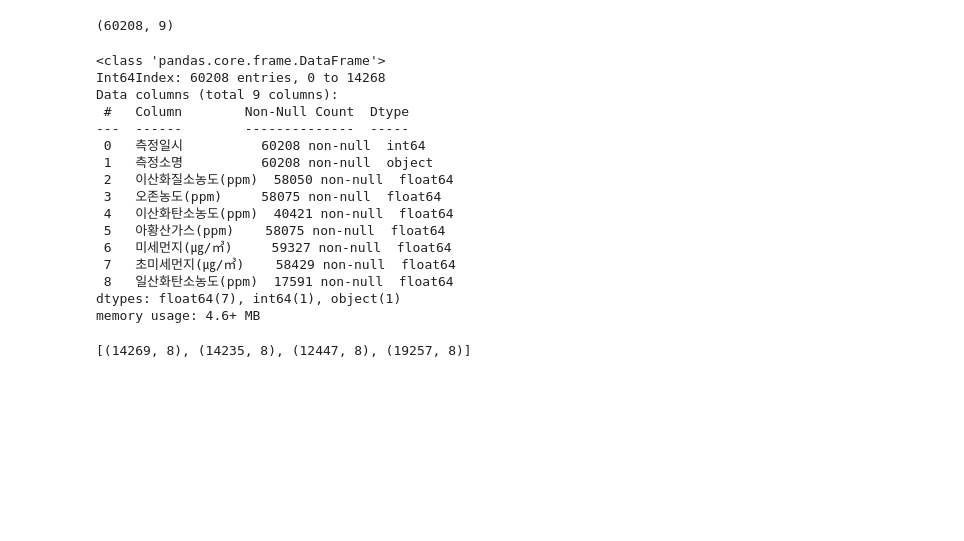
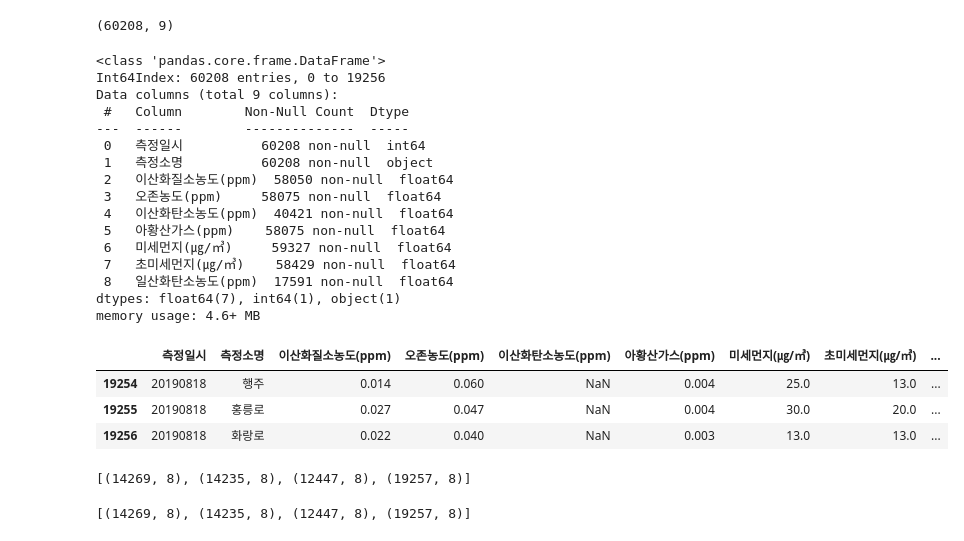
Before and after one commit to localtic/bigdata, a Jupyter notebook: [pandas_03]_fine_dust_LAB.ipynb, the cells around one changed output. Saved outputs shown, nothing was run; the diff lists cells and outputs as text; code cells hidden in the pictures; blank space fills up the shorter version.

```diff
--- a/[pandas_03]_fine_dust_LAB.ipynb
+++ b/[pandas_03]_fine_dust_LAB.ipynb
@@ -114,9 +127,10 @@ df.shape
 # %%
 # [3-6] df의 row의 개수 및 각 column의 정보 및 메모리 사용량을 확인합니다.
 # 몇몇 컬럼에 대한 정보가 부족한 것을 확인할 수 있습니다.
+df.info()
 # %% [output]
 <class 'pandas.core.frame.DataFrame'>
-Int64Index: 60208 entries, 0 to 14268
+Int64Index: 60208 entries, 0 to 19256
 Data columns (total 9 columns):
  #   Column        Non-Null Count  Dtype
 ---  ------        --------------  -----
@@ -134,9 +148,18 @@ memory usage: 4.6+ MB
 # %%
 # [3-7] df의 마지막 3개 행을 출력해 봅니다.
 # 데이터가 총 60208인데 마지막 행의 번호가 올바르지 않은 것을 볼 수 있습니다.
 # 이것은 concat을 하더라도 index는 유지 되기 때문입니다.
+df.tail(3)
+# %% [output]
+|  | 측정일시 | 측정소명 | 이산화질소농도(ppm) | 오존농도(ppm) | 이산화탄소농도(ppm) | 아황산가스(ppm) | 미세먼지(㎍/㎥) | 초미세먼지(㎍/㎥) | ... |
+| 19254 | 20190818 | 행주 | 0.014 | 0.060 | NaN | 0.004 | 25.0 | 13.0 | ... |
+| 19255 | 20190818 | 홍릉로 | 0.027 | 0.047 | NaN | 0.004 | 30.0 | 20.0 | ... |
+| 19256 | 20190818 | 화랑로 | 0.022 | 0.040 | NaN | 0.003 | 13.0 | 13.0 | ... |
 # %%
 # [3-8] df2016, df2017, df2018, df2019의 각 shape을 확인합니다.
+[x.shape for x in dfList]
+# %% [output]
+[(14269, 8), (14235, 8), (12447, 8), (19257, 8)]
 # %%
 [ x.shape for x in dfList]
 # %% [output]
```
Also changed, not shown: parts of 14 cells of this notebook.
